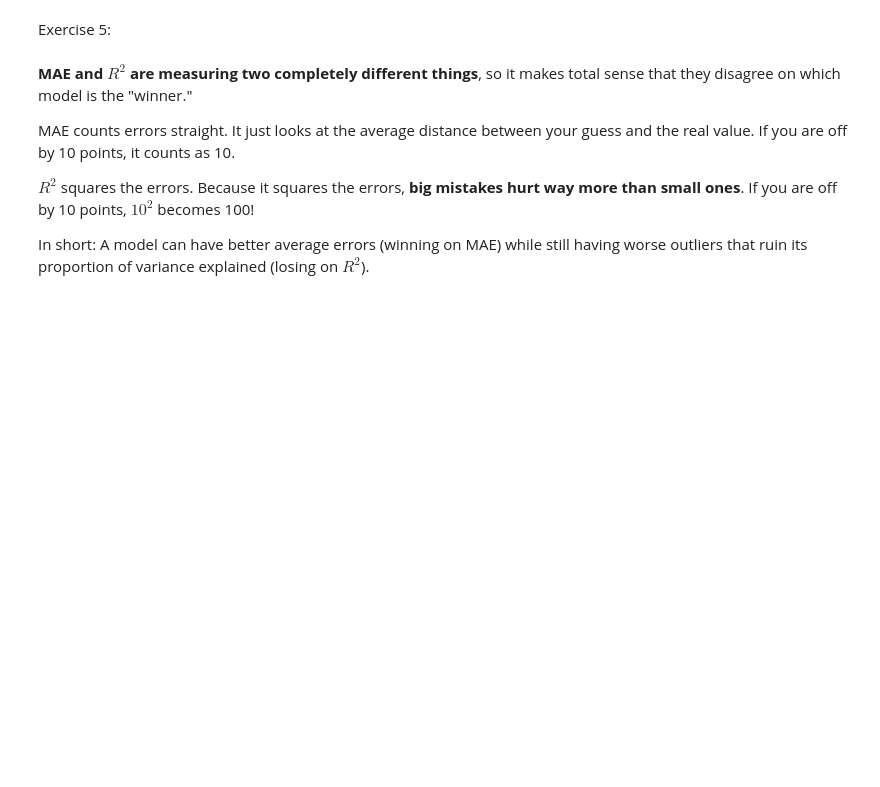
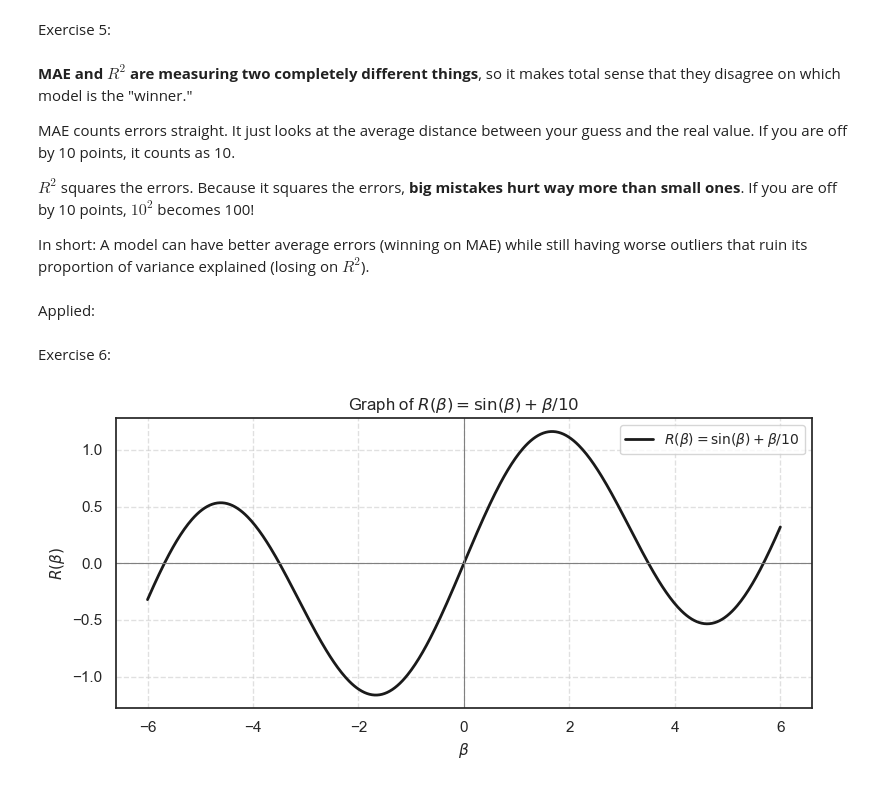
Before and after one commit to fatima-zahra20/ISLP-Solutions, a Jupyter notebook: MySolutionISLP_chap10.ipynb, the cells around one changed output. Saved outputs shown, nothing was run; the diff lists cells and outputs as text; code cells hidden in the pictures; blank space fills up the shorter version.

Commit message:
applied

```diff
--- a/MySolutionISLP_chap10.ipynb
+++ b/MySolutionISLP_chap10.ipynb
@@ -206,3 +206,27 @@ $R^2$ squares the errors.
 Because it squares the errors, **big mistakes hurt way more than small ones**. If you are off by 10 points, $10^2$ becomes 100!
 
 In short: A model can have better average errors (winning on MAE) while still having worse outliers that ruin its proportion of variance explained (losing on $R^2$).
+# %% [markdown]
+Applied:
+# %% [markdown]
+Exercise 6:
+# %%
+import numpy as np
+import matplotlib.pyplot as plt
+
+beta_vals = np.linspace(-6, 6, 500)
+R_vals = np.sin(beta_vals) + beta_vals / 10.0
+
+plt.figure(figsize=(8, 4))
+plt.plot(beta_vals, R_vals, 'k-', label=r'$R(\beta) = \sin(\beta) + \beta/10$', linewidth=2)
+plt.title(r'Graph of $R(\beta) = \sin(\beta) + \beta/10$', fontsize=12)
+plt.xlabel(r'$\beta$', fontsize=11)
+plt.ylabel(r'$R(\beta)$', fontsize=11)
+plt.grid(True, linestyle='--', alpha=0.6)
+plt.axhline(0, color='gray', linewidth=0.8)
+plt.axvline(0, color='gray', linewidth=0.8)
+plt.legend(fontsize=10)
+plt.tight_layout()
+plt.show()
+# %% [output]
+[figure, added]
```
Also changed, not shown: parts of 31 cells of this notebook.
